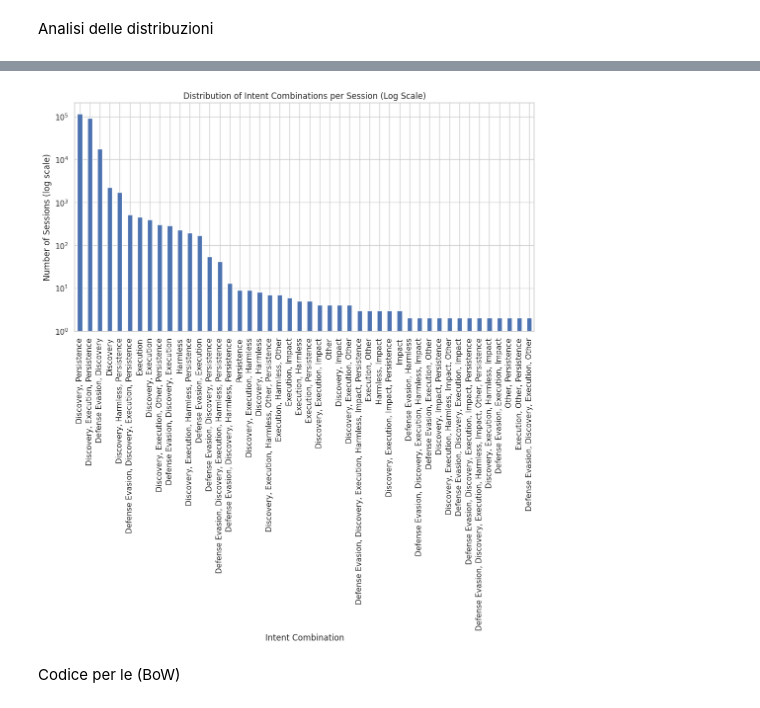
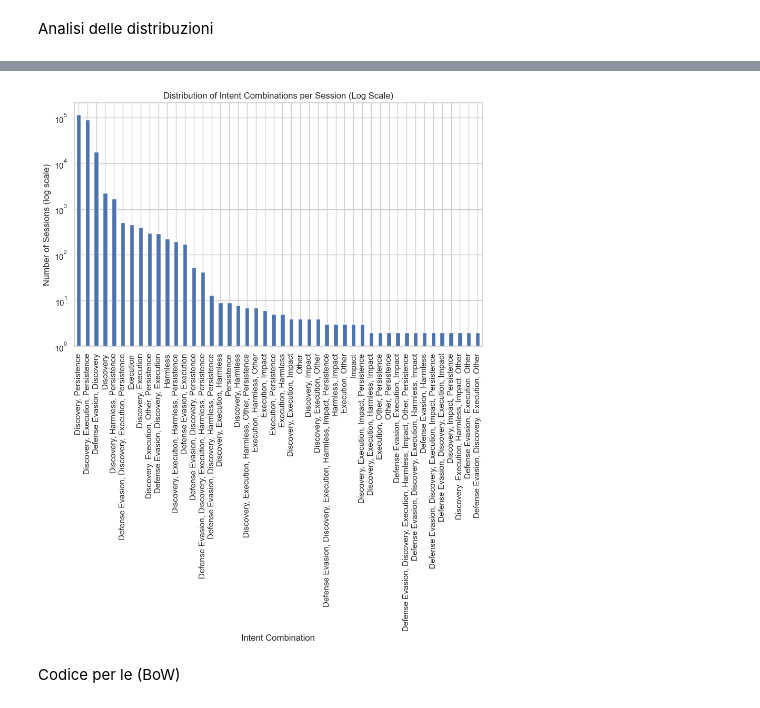
Before and after one commit to andreaRusso04/MachineLearningProject, a Jupyter notebook: notebooks/exploratoryDataAnalysis.ipynb, the cells around one changed output, grey strips where cells are left out. Drawn from its saved outputs; the diff is of its cells as text; code cells hidden in the pictures.

```diff
--- a/notebooks/exploratoryDataAnalysis.ipynb
+++ b/notebooks/exploratoryDataAnalysis.ipynb
@@ -36,15 +36,10 @@ import re
 from collections import Counter
 from sklearn.feature_extraction.text import CountVectorizer
 from sklearn.feature_extraction.text import TfidfVectorizer
+from collections import defaultdict
 import os
 
-# load .env
-from dotenv import load_dotenv
-load_dotenv(dotenv_path='../.env')
-
-# get from environment variable
-dataset_path = os.environ['DATASET_PATH']
-dataSet = pd.read_parquet(dataset_path)
+dataSet = pd.read_parquet(r"C:\Users\A.RUSSO\PycharmProjects\JupyterProject\data\ssh_attacks.parquet")
 
 features = dataSet.columns
 
@@ -360,19 +353,20 @@ Impact: 27
 # %%
 # Create a string representation of the sorted intents per session
 dataSet['intents_str'] = dataSet['Set_Fingerprint'].apply(lambda x: ', '.join(sorted(x)))
 # Count the frequency of each unique intent combination
 intent_combo_counts = dataSet['intents_str'].value_counts()
 
-plt.figure(figsize=(12, 6))
+
+
+plt.figure(figsize=(10, 6))
 intent_combo_counts.plot(kind='bar', log=True)
 plt.title('Distribution of Intent Combinations per Session (Log Scale)')
 plt.xlabel('Intent Combination')
 plt.ylabel('Number of Sessions (log scale)')
 plt.xticks(rotation=90)
-plt.tight_layout()
 plt.show()
 # %% [output]
-[figure, old version]
+[figure, new version]
 # %% [markdown]
 Codice per le (BoW)
 # %%
```
Also changed, not shown: parts of 5 cells of this notebook, 2 other files.
